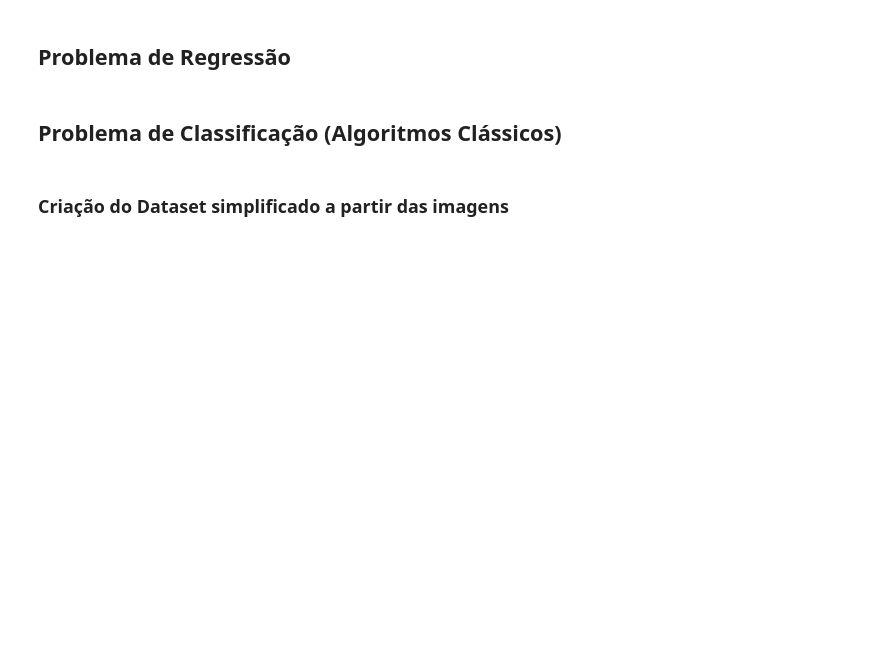
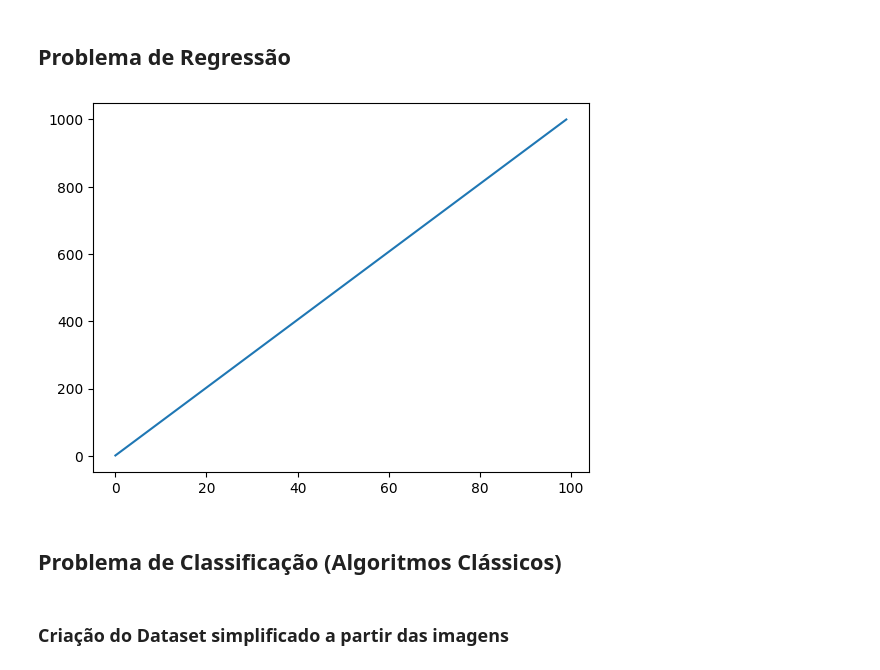
Before and after one commit to vinicius-souza-lima/mvp_ml, a Jupyter notebook: mvp_ml.ipynb, the cells around one changed output. Saved outputs shown, nothing was run; the diff lists cells and outputs as text; code cells hidden in the pictures; blank space fills up the shorter version.

```diff
--- a/mvp_ml.ipynb
+++ b/mvp_ml.ipynb
@@ -27,6 +30,14 @@ def load_data(file : str,url : str,**kwargs):
             raise ValueError("Url não informada")
         urllib.request.urlretrieve(url,file_path)
     return pd.read_csv(file,**kwargs)
+# %%
+import numpy as np
+import matplotlib.pyplot as plt
+a = np.linspace(1.,1000.0,num=100)
+plt.plot(a)
+plt.show()
+# %% [output]
+[figure, added]
 # %% [markdown]
 ## Problema de Classificação (Algoritmos Clássicos)
 # %% [markdown]
```
Also changed, not shown: parts of 13 cells of this notebook, 5 other files.
